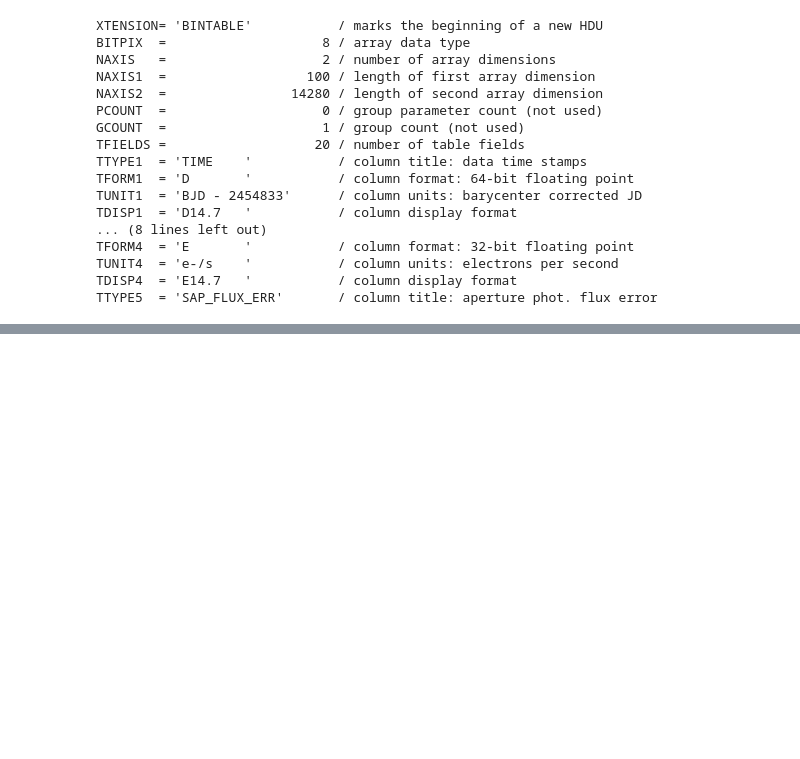
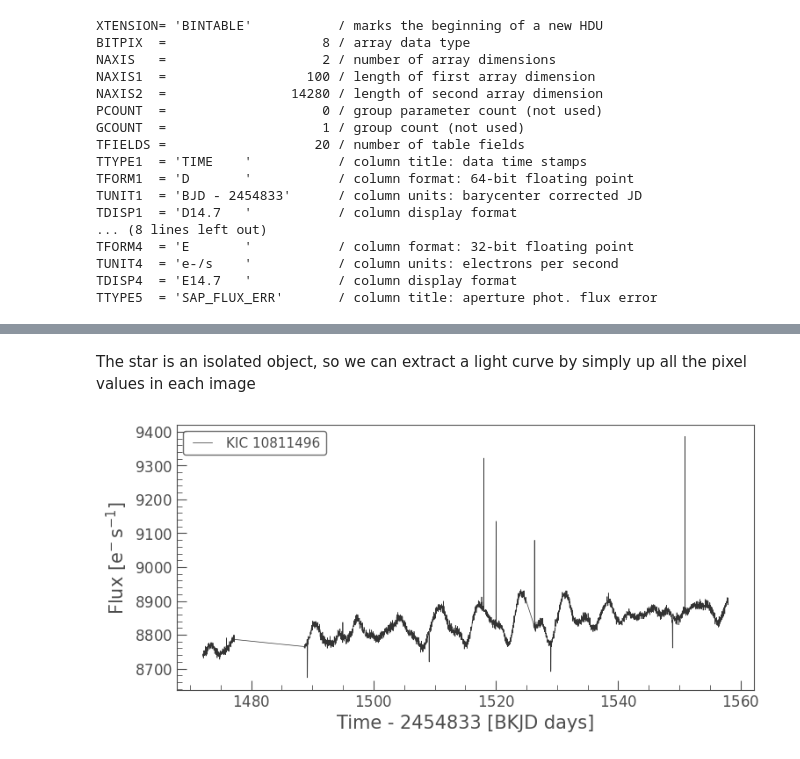
Before and after one commit to nicholasproietti/LGM, a Jupyter notebook: Kepler_Light_Curve_Reader.ipynb, the cells around one changed output, grey strips where cells are left out. Saved outputs shown, nothing was run; the diff lists cells and outputs as text; code cells hidden in the pictures; blank space fills up the shorter version.

```diff
--- a/Kepler_Light_Curve_Reader.ipynb
+++ b/Kepler_Light_Curve_Reader.ipynb
@@ -270,0 +166,9 @@ client = kepler.API()
+# %% [markdown]
+The star is an isolated object,  so we can extract a light curve by simply up all the pixel values in each image
+# %%
+lc = pixelfile.to_lightcurve(aperture_mask='all');
+lc.time # in BJDs
+lc.flux # number of photons received by spacecraft, converted to current (e-/sec)
+lc.plot();
+# %% [output]
+[figure, added]
```
Also changed, not shown: parts of 58 cells of this notebook.
